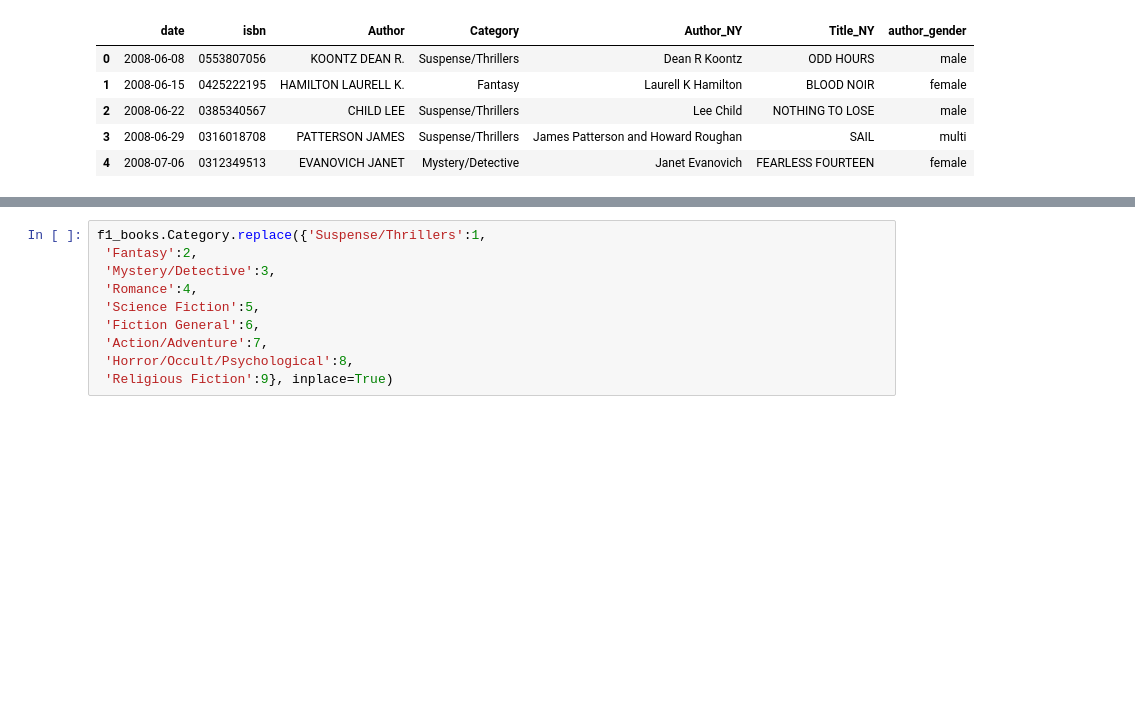
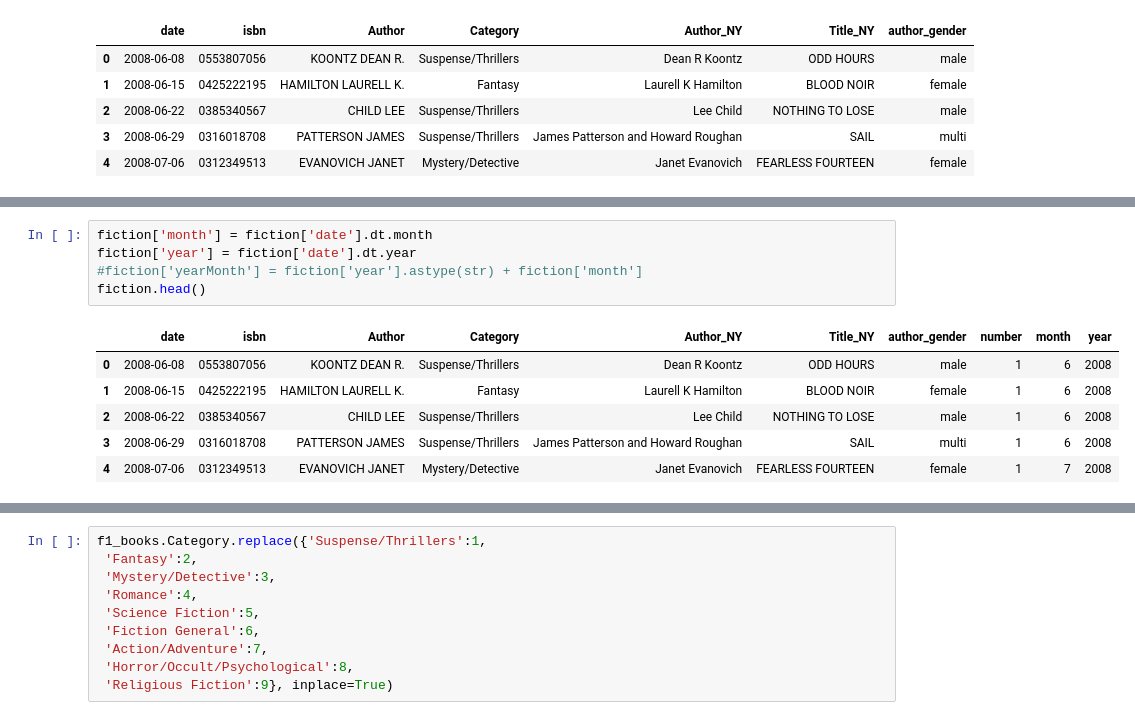
Before and after one commit to krsmith/DS1-Sprint1-Project-NYTimesBooks, a Jupyter notebook: Books_2.ipynb, the cells around one changed output, grey strips where cells are left out. Saved outputs shown, nothing was run; the diff lists cells and outputs as text; blank space fills up the shorter version.

```diff
--- a/Books_2.ipynb
+++ b/Books_2.ipynb
@@ -107,0 +248,12 @@ n1_books.head()
+# %%
+fiction['month'] = fiction['date'].dt.month
+fiction['year'] = fiction['date'].dt.year
+#fiction['yearMonth'] = fiction['year'].astype(str) + fiction['month']
+fiction.head()
+# %% [output]
+|  | date | isbn | Author | Category | Author_NY | Title_NY | author_gender | number | month | year |
+| 0 | 2008-06-08 | 0553807056 | KOONTZ DEAN R. | Suspense/Thrillers | Dean R Koontz | ODD HOURS | male | 1 | 6 | 2008 |
+| 1 | 2008-06-15 | 0425222195 | HAMILTON LAURELL K. | Fantasy | Laurell K Hamilton | BLOOD NOIR | female | 1 | 6 | 2008 |
+| 2 | 2008-06-22 | 0385340567 | CHILD LEE | Suspense/Thrillers | Lee Child | NOTHING TO LOSE | male | 1 | 6 | 2008 |
+| 3 | 2008-06-29 | 0316018708 | PATTERSON JAMES | Suspense/Thrillers | James Patterson and Howard Roughan | SAIL | multi | 1 | 6 | 2008 |
+| 4 | 2008-07-06 | 0312349513 | EVANOVICH JANET | Mystery/Detective | Janet Evanovich | FEARLESS FOURTEEN | female | 1 | 7 | 2008 |
```
Also changed, not shown: parts of 27 cells of this notebook.
